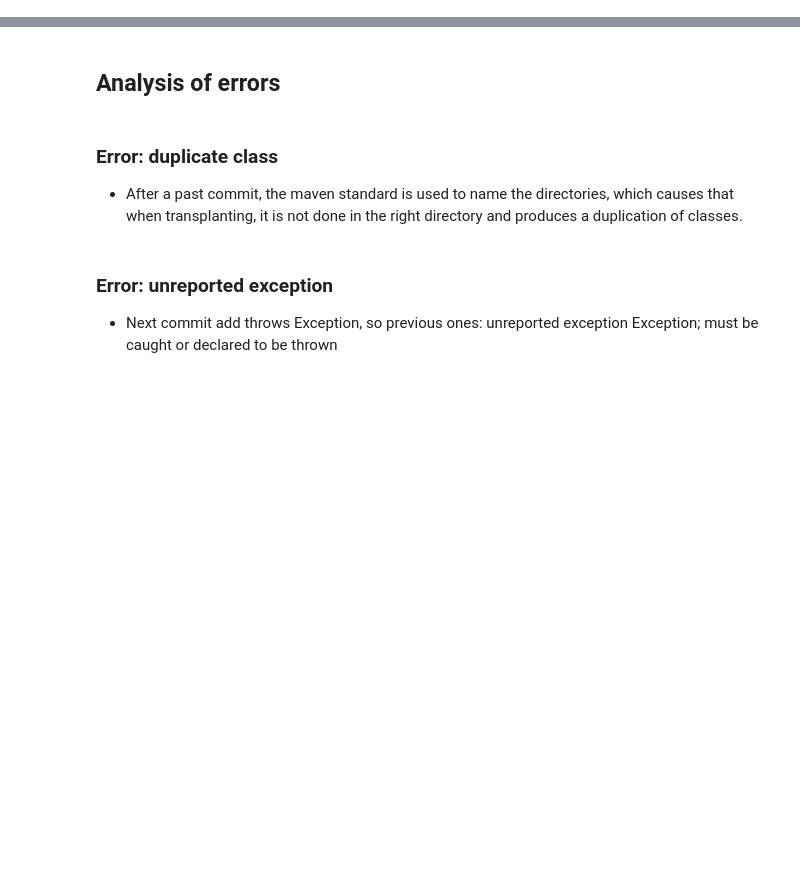
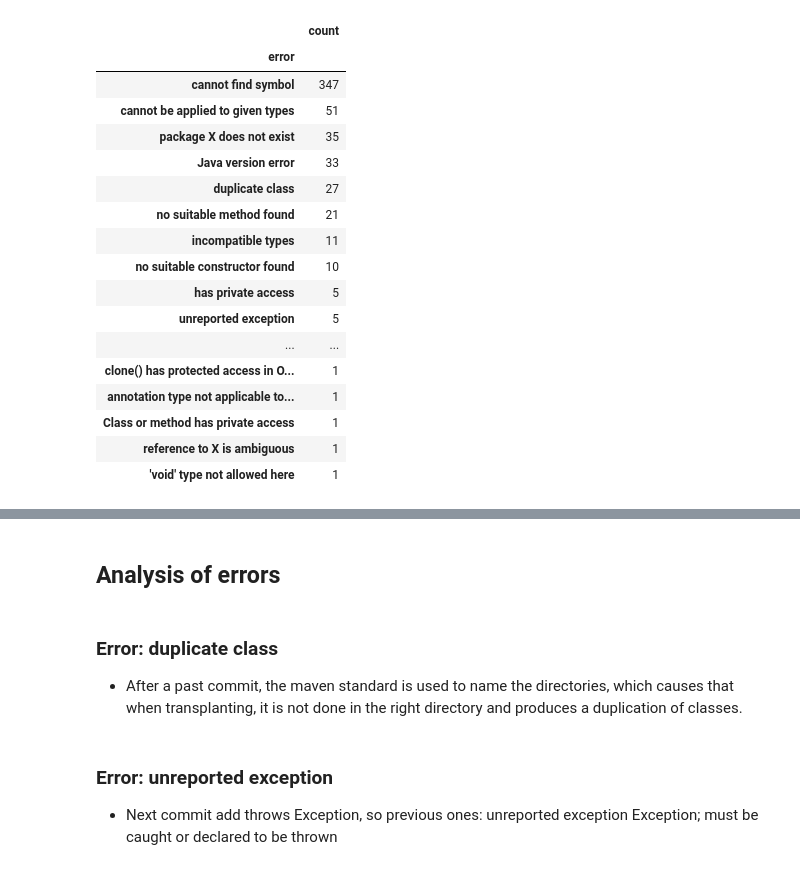
Before and after one commit to codeurjc/BugHunter, a Jupyter notebook: analysis/LogAnalysis.ipynb, the cells around one changed output, grey strips where cells are left out. Drawn from its saved outputs; the diff is of its cells as text; code cells hidden in the pictures; blank space fills up the shorter version.

```diff
--- a/analysis/LogAnalysis.ipynb
+++ b/analysis/LogAnalysis.ipynb
@@ -177,0 +233,21 @@ df.groupby(['error',"error_type"])[["count"]].count().sort_values(by='count', as
+# %%
+df[df['error_type']=="Test code not compatible with source code"].groupby(['error'])[["count"]].count().sort_values(by='count', ascending=False)
+# %% [output]
+|  | count |
+| error |  |
+| cannot find symbol | 347 |
+| cannot be applied to given types | 51 |
+| package X does not exist | 35 |
+| Java version error | 33 |
+| duplicate class | 27 |
+| no suitable method found | 21 |
+| incompatible types | 11 |
+| no suitable constructor found | 10 |
+| has private access | 5 |
+| unreported exception | 5 |
+| ... | ... |
+| clone() has protected access in O... | 1 |
+| annotation type not applicable to... | 1 |
+| Class or method has private access | 1 |
+| reference to X is ambiguous | 1 |
+| 'void' type not allowed here | 1 |
```
Also changed, not shown: parts of 11 cells of this notebook, 10 other files.
